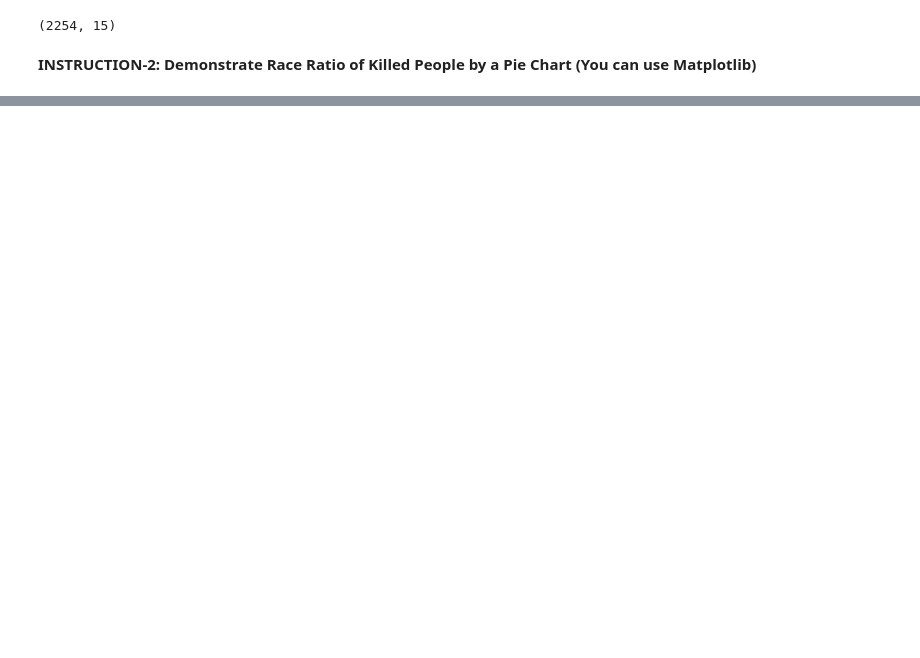
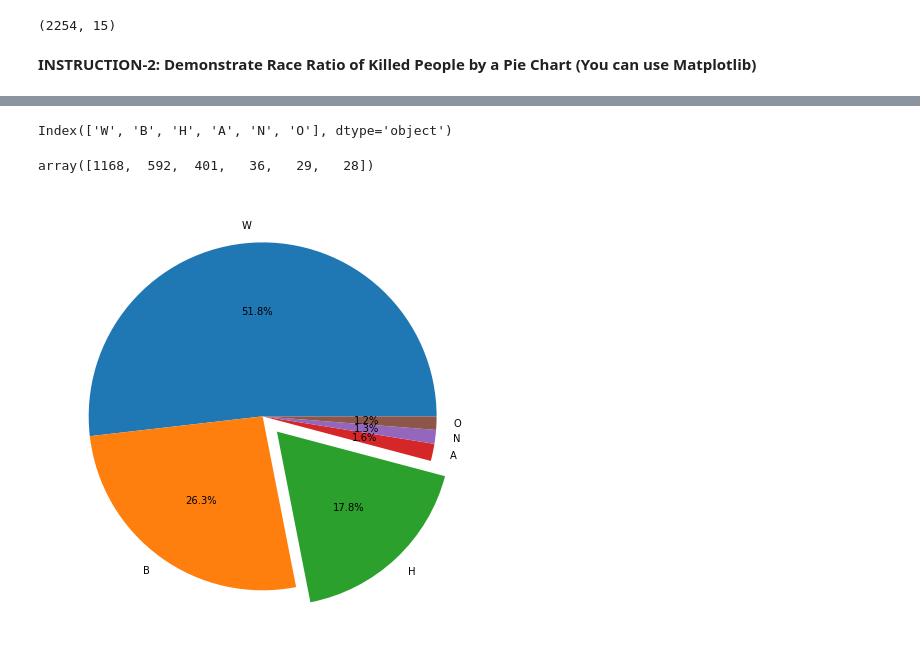
Before and after one commit to simsekibrahim/matplotlib, a Jupyter notebook: Assignment_1_(PoliceKillingUS_Matplotlib)_student.ipynb, the cells around one changed output, grey strips where cells are left out. Cells and saved outputs as stored; diff of their text form; code cells hidden in the pictures; blank space fills up the shorter version.

```diff
--- a/Assignment_1_(PoliceKillingUS_Matplotlib)_student.ipynb
+++ b/Assignment_1_(PoliceKillingUS_Matplotlib)_student.ipynb
@@ -237 +225,20 @@ array([1168,  592,  401,   36,   29,   28])
+# %%
+kill.race.value_counts().index
+# %% [output]
+Index(['W', 'B', 'H', 'A', 'N', 'O'], dtype='object')
+# %%
+kill.race.value_counts().values
+# %% [output]
+array([1168,  592,  401,   36,   29,   28])
+# %%
+# matplotlib
+
+
+value = kill.race.value_counts().values
+
+f, ax = plt.subplots(figsize= (8,8))
+
+ax.pie(value, labels= lbl, autopct= "%.1f%%", explode= (0,0,0.12,0,0,0));
+# %% [output]
+[figure, added]
 # %%
```
Also changed, not shown: parts of 40 cells of this notebook.
